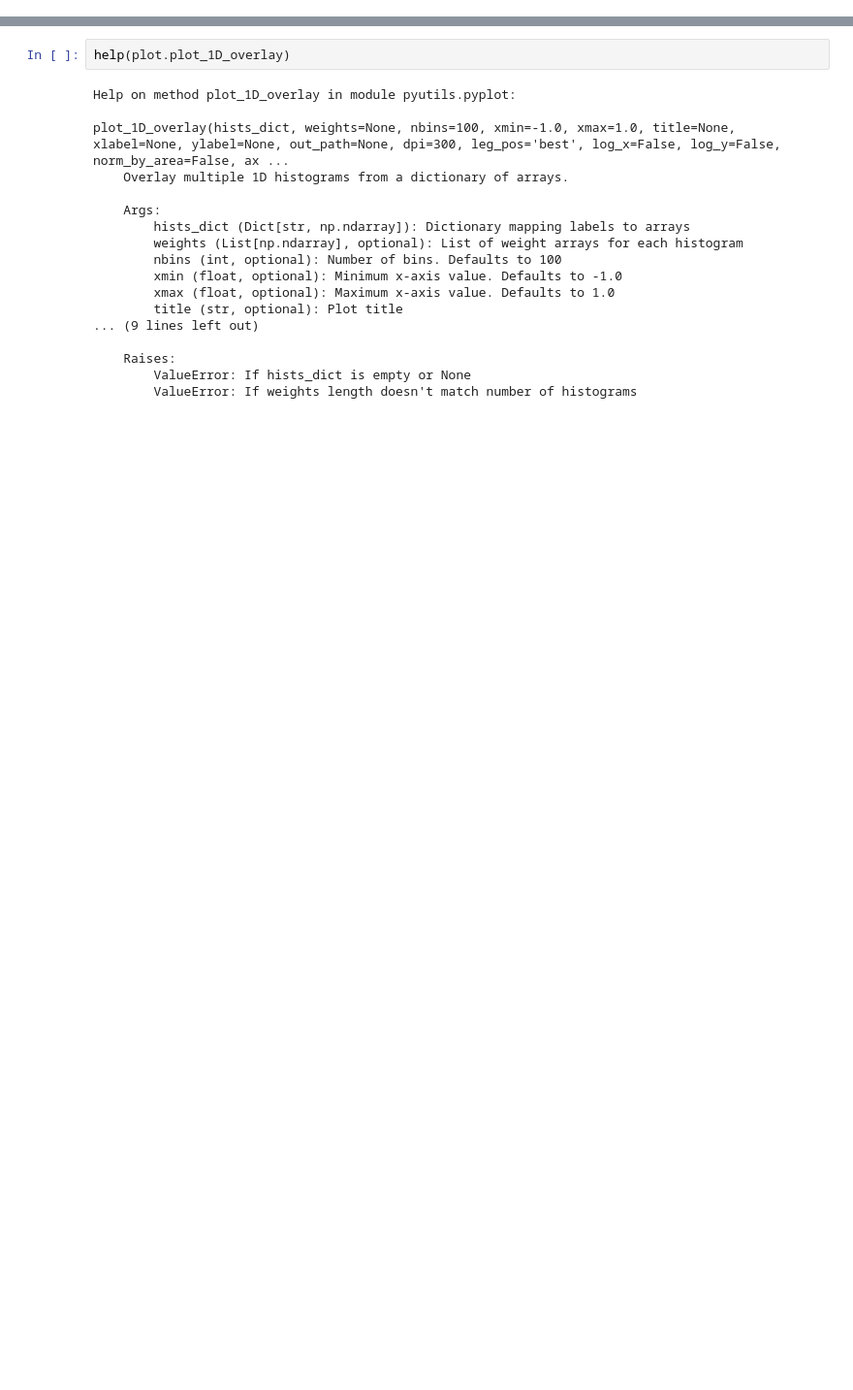
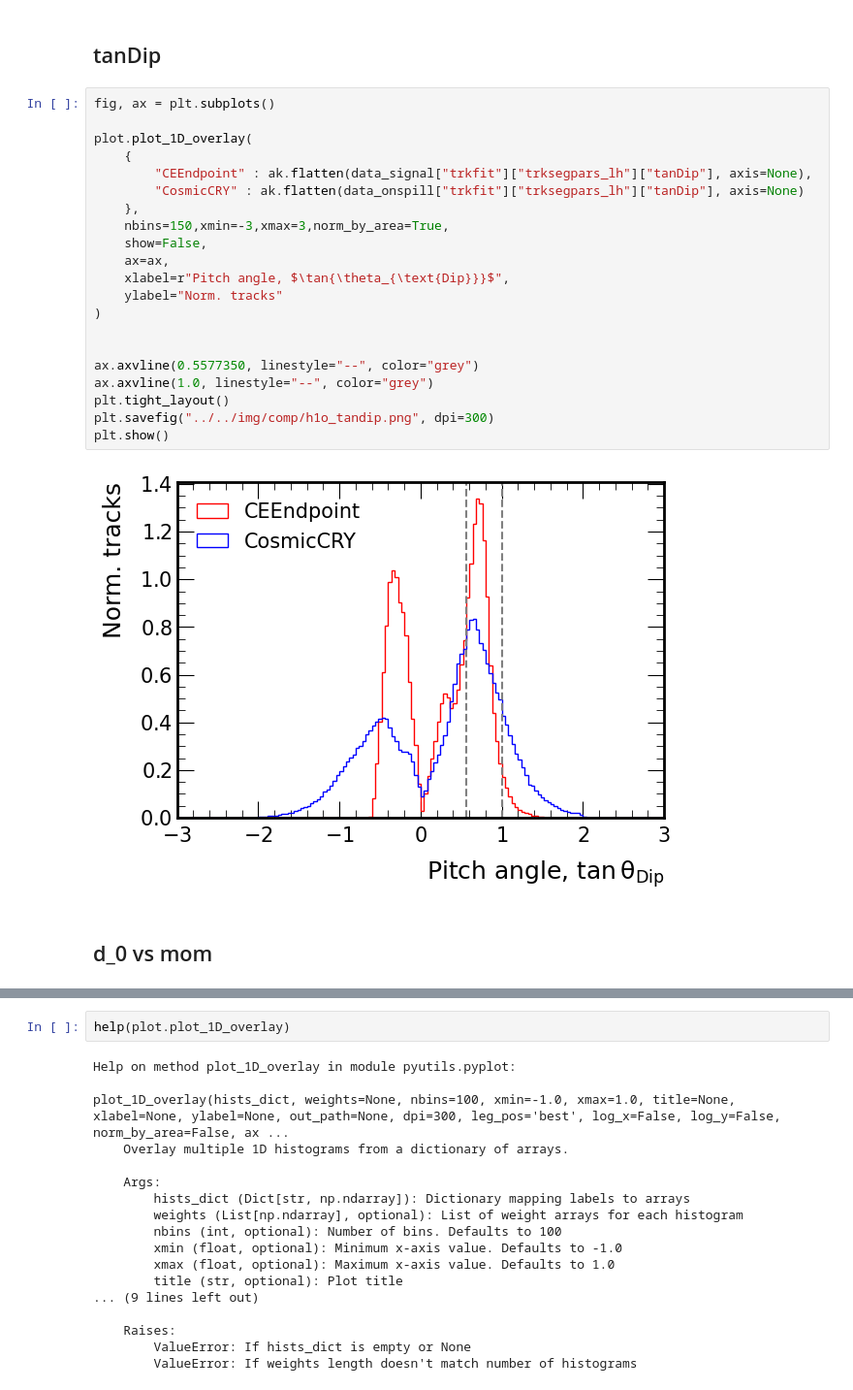
Before and after one commit to victordorojan/mu2e_cosmic_ana, a Jupyter notebook: ana/comp/track_cuts.ipynb, the cells around one changed output, grey strips where cells are left out. Shown: that part at 97% size. Saved outputs shown, nothing was run; the diff lists cells and outputs as text; blank space fills up the shorter version.

```diff
--- a/ana/comp/track_cuts.ipynb
+++ b/ana/comp/track_cuts.ipynb
@@ -457,0 +404,27 @@ plt.show()
+# %% [markdown]
+## tanDip
+# %%
+fig, ax = plt.subplots()
+
+plot.plot_1D_overlay(
+    {
+        "CEEndpoint" : ak.flatten(data_signal["trkfit"]["trksegpars_lh"]["tanDip"], axis=None),
+        "CosmicCRY" : ak.flatten(data_onspill["trkfit"]["trksegpars_lh"]["tanDip"], axis=None)
+    },
+    nbins=150,xmin=-3,xmax=3,norm_by_area=True,
+    show=False,
+    ax=ax,
+    xlabel=r"Pitch angle, $\tan{\theta_{\text{Dip}}}$",
+    ylabel="Norm. tracks"
+)
+
+
+ax.axvline(0.5577350, linestyle="--", color="grey")
+ax.axvline(1.0, linestyle="--", color="grey")
+plt.tight_layout()
+plt.savefig("../../img/comp/h1o_tandip.png", dpi=300)
+plt.show()
+# %% [output]
+[figure, added]
+# %% [markdown]
+## d_0 vs mom
```
Also changed, not shown: parts of 50 cells of this notebook.
